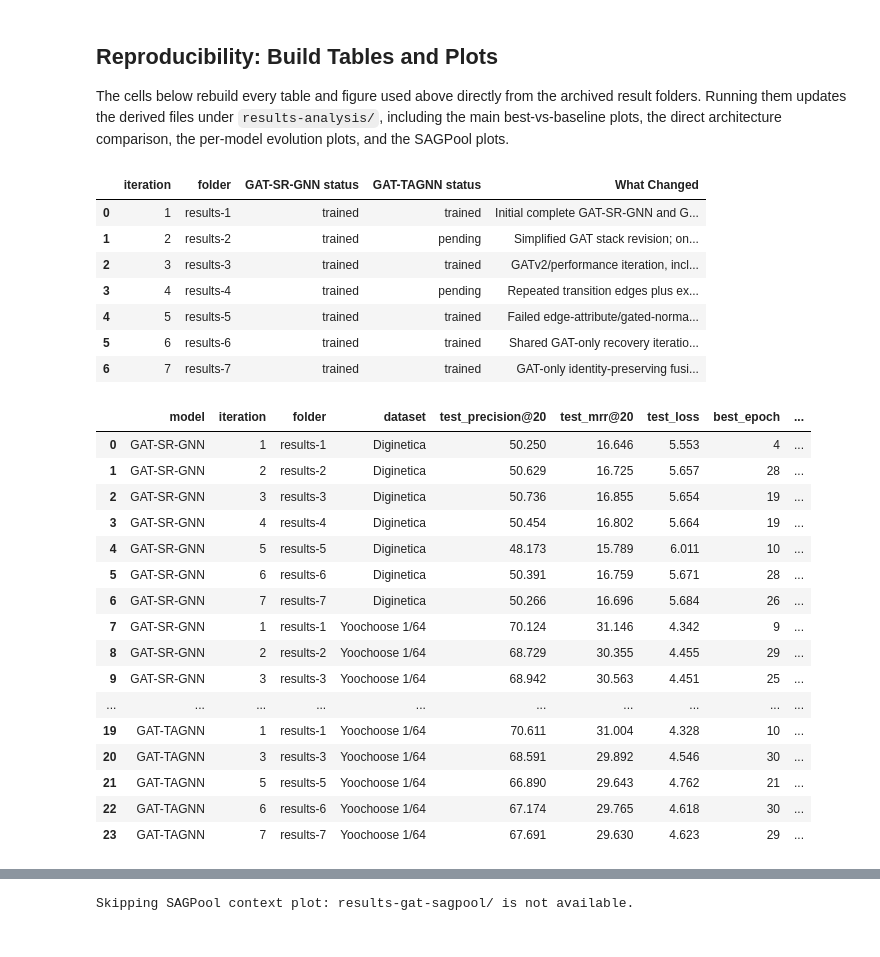
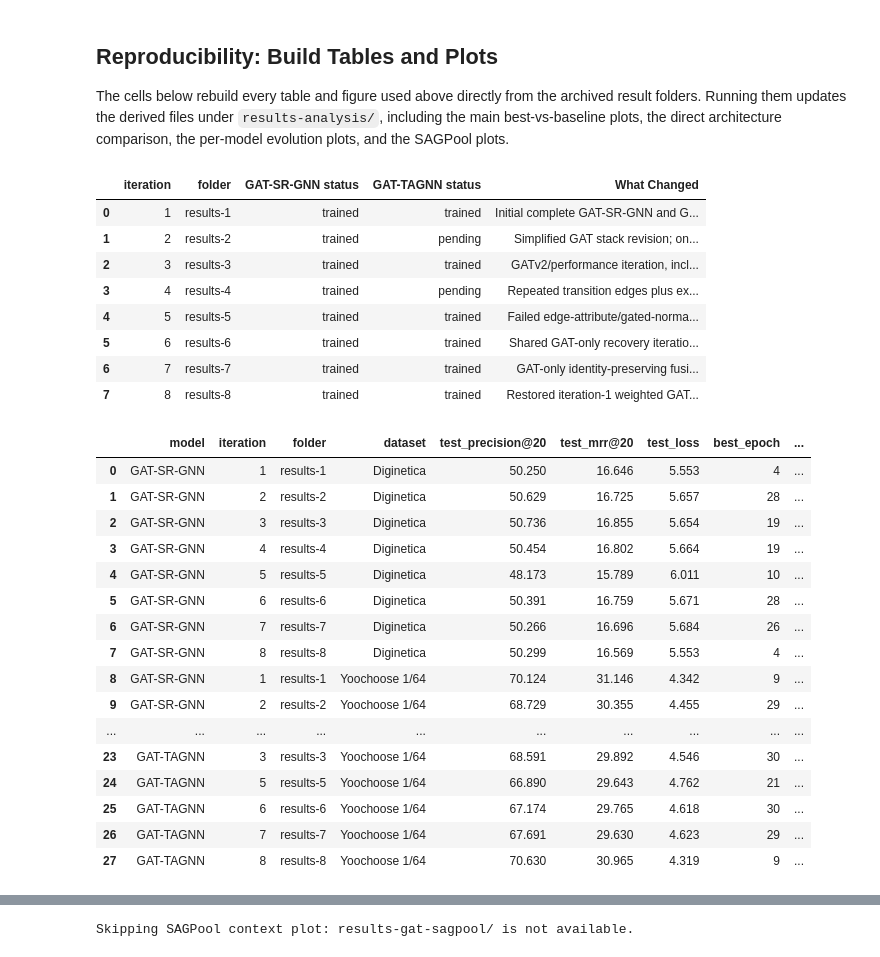
Before and after one commit to karolbystrek/Session-based-Recommendation-with-Graph-Attention-Networks, a Jupyter notebook: results_analysis.ipynb, the cells around one changed output, grey strips where cells are left out. Cells and saved outputs as stored; diff of their text form; code cells hidden in the pictures.

Commit message:
Add iteration 8 experiment results

```diff
--- a/results_analysis.ipynb
+++ b/results_analysis.ipynb
@@ -215,33 +222,35 @@ ITERATIONS = [
     {"iteration": 4, "folder": "results-4", "GAT-SR-GNN status": "trained", "GAT-TAGNN status": "pending", "What Changed": "Repeated transition edges plus explicit residual connections in the GAT stack; TAGNN still pending."},
     {"iteration": 5, "folder": "results-5", "GAT-SR-GNN status": "trained", "GAT-TAGNN status": "trained", "What Changed": "Failed edge-attribute/gated-normalization ablation: normalized edge_attr for GATv2Conv(edge_dim=1) with gated residual blending and LayerNorm per directional GAT stack; hidden_dim remains 100."},
     {"iteration": 6, "folder": "results-6", "GAT-SR-GNN status": "trained", "GAT-TAGNN status": "trained", "What Changed": "Shared GAT-only recovery iteration with repeated transition edges by default, no scalar edge_attr, GATv2Conv, plain residual and one layer; SR-GNN/TAGNN readouts unchanged."},
     {"iteration": 7, "folder": "results-7", "GAT-SR-GNN status": "trained", "GAT-TAGNN status": "trained", "What Changed": "GAT-only identity-preserving fusion: same iteration-6 GATv2 stack, then add original item embedding after direction fusion; SR-GNN/TAGNN readouts unchanged."},
+    {"iteration": 8, "folder": "results-8", "GAT-SR-GNN status": "trained", "GAT-TAGNN status": "trained", "What Changed": "Restored iteration-1 weighted GATConv(edge_dim=1) architecture from commit 7bff12d with mild dropout 0.15; both direct branches trained in results-8."},
 ]
 iteration_status = pd.DataFrame(ITERATIONS)
 iteration_status.to_csv(PRESENTATION_DIR / "iteration_status.csv", index=False)
 
 REFERENCE_BY_MODEL = {"GAT-SR-GNN": "SR-GNN", "GAT-TAGNN": "TAGNN", "GAT-SAGPool": "SR-GNN"}
 COMPARISON_NOTE = {
     "GAT-SR-GNN": "direct SR-GNN readout comparison",
     "GAT-TAGNN": "direct TAGNN readout comparison",
     "GAT-SAGPool": "contextual graph-session baseline; SAGPool is a different readout",
 }
 DATASET_KEY = {"Yoochoose 1/64": "yoochoose_1_64", "Diginetica": "diginetica"}
 EXPECTED_RESULT_COLUMNS = [
     "model", "iteration", "folder", "dataset", "test_precision@20", "test_mrr@20", "test_loss",
     "best_epoch", "best_validation_precision@20", "best_validation_mrr@20", "train_examples",
     "validation_examples", "test_examples", "num_items", "checkpoint_path",
 ]
 iteration_status
 # %% [output]
 |  | iteration | folder | GAT-SR-GNN status | GAT-TAGNN status | What Changed |
 | 0 | 1 | results-1 | trained | trained | Initial complete GAT-SR-GNN and G... |
 | 1 | 2 | results-2 | trained | pending | Simplified GAT stack revision; on... |
 | 2 | 3 | results-3 | trained | trained | GATv2/performance iteration, incl... |
 | 3 | 4 | results-4 | trained | pending | Repeated transition edges plus ex... |
 | 4 | 5 | results-5 | trained | trained | Failed edge-attribute/gated-norma... |
 | 5 | 6 | results-6 | trained | trained | Shared GAT-only recovery iteratio... |
 | 6 | 7 | results-7 | trained | trained | GAT-only identity-preserving fusi... |
+| 7 | 8 | results-8 | trained | trained | Restored iteration-1 weighted GAT... |
 # %%
 def load_result_file(path, model, iteration, folder):
     if not path.is_file():
@@ -288,15 +297,15 @@ all_runs
 | 4 | GAT-SR-GNN | 5 | results-5 | Diginetica | 48.173 | 15.789 | 6.011 | 10 | ... |
 | 5 | GAT-SR-GNN | 6 | results-6 | Diginetica | 50.391 | 16.759 | 5.671 | 28 | ... |
 | 6 | GAT-SR-GNN | 7 | results-7 | Diginetica | 50.266 | 16.696 | 5.684 | 26 | ... |
-| 7 | GAT-SR-GNN | 1 | results-1 | Yoochoose 1/64 | 70.124 | 31.146 | 4.342 | 9 | ... |
-| 8 | GAT-SR-GNN | 2 | results-2 | Yoochoose 1/64 | 68.729 | 30.355 | 4.455 | 29 | ... |
-| 9 | GAT-SR-GNN | 3 | results-3 | Yoochoose 1/64 | 68.942 | 30.563 | 4.451 | 25 | ... |
+| 7 | GAT-SR-GNN | 8 | results-8 | Diginetica | 50.299 | 16.569 | 5.553 | 4 | ... |
+| 8 | GAT-SR-GNN | 1 | results-1 | Yoochoose 1/64 | 70.124 | 31.146 | 4.342 | 9 | ... |
+| 9 | GAT-SR-GNN | 2 | results-2 | Yoochoose 1/64 | 68.729 | 30.355 | 4.455 | 29 | ... |
 | ... | ... | ... | ... | ... | ... | ... | ... | ... | ... |
-| 19 | GAT-TAGNN | 1 | results-1 | Yoochoose 1/64 | 70.611 | 31.004 | 4.328 | 10 | ... |
-| 20 | GAT-TAGNN | 3 | results-3 | Yoochoose 1/64 | 68.591 | 29.892 | 4.546 | 30 | ... |
-| 21 | GAT-TAGNN | 5 | results-5 | Yoochoose 1/64 | 66.890 | 29.643 | 4.762 | 21 | ... |
-| 22 | GAT-TAGNN | 6 | results-6 | Yoochoose 1/64 | 67.174 | 29.765 | 4.618 | 30 | ... |
-| 23 | GAT-TAGNN | 7 | results-7 | Yoochoose 1/64 | 67.691 | 29.630 | 4.623 | 29 | ... |
+| 23 | GAT-TAGNN | 3 | results-3 | Yoochoose 1/64 | 68.591 | 29.892 | 4.546 | 30 | ... |
+| 24 | GAT-TAGNN | 5 | results-5 | Yoochoose 1/64 | 66.890 | 29.643 | 4.762 | 21 | ... |
+| 25 | GAT-TAGNN | 6 | results-6 | Yoochoose 1/64 | 67.174 | 29.765 | 4.618 | 30 | ... |
+| 26 | GAT-TAGNN | 7 | results-7 | Yoochoose 1/64 | 67.691 | 29.630 | 4.623 | 29 | ... |
+| 27 | GAT-TAGNN | 8 | results-8 | Yoochoose 1/64 | 70.630 | 30.965 | 4.319 | 9 | ... |
 # %%
 best_rows = []
 for (model, dataset), group in all_runs.groupby(["model", "dataset"], sort=False):
```
Also changed, not shown: parts of 11 cells of this notebook, 24 other files.
